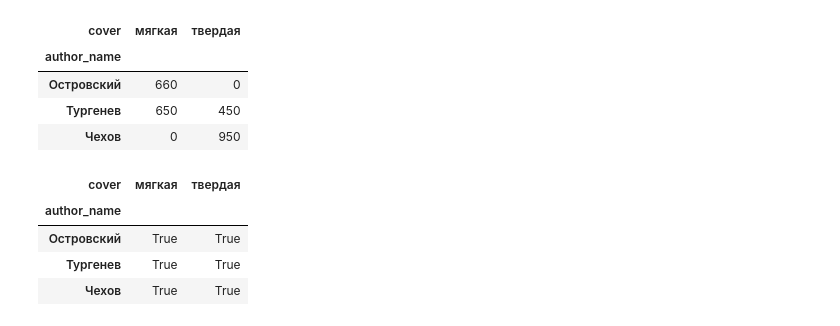
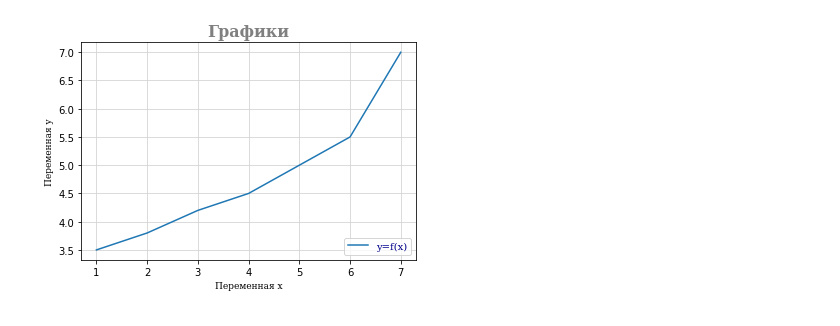
Before and after one commit to TurovaSvetlana/-, a Jupyter notebook: Untitled0.ipynb, the cells around one changed output. Cells and saved outputs as stored; diff of their text form; code cells hidden in the pictures.

```diff
--- a/Untitled0.ipynb
+++ b/Untitled0.ipynb
@@ -180,27 +3,38 @@ authors_price
-# %%
-?pd.pivot_table
-import numpy as np
-book_info = pd.pivot_table(authors_price,
-                           values='price',
-                           index=['author_name'],
-                           columns=['cover'],
-                           aggfunc=np.sum,
-                           fill_value=0)
-
-book_info
-# %% [output]
-| cover | мягкая | твердая |
-| author_name |  |  |
-| Островский | 660 | 0 |
-| Тургенев | 650 | 450 |
-| Чехов | 0 | 950 |
-# %%
-book_info.to_pickle('book_info.pkl')
-book_info2 = pd.read_pickle('book_info.pkl')
-book_info == book_info2
-# %% [output]
-| cover | мягкая | твердая |
-| author_name |  |  |
-| Островский | True | True |
-| Тургенев | True | True |
-| Чехов | True | True |
+# %%
+# Задание 1
+# Загрузите модуль pyplot библиотеки matplotlib с псевдонимом plt,
+# а также библиотеку numpy с псевдонимом np.
+# Примените магическую функцию %matplotlib inline для отображения графиков
+# в Jupyter Notebook и настройки конфигурации ноутбука со значением 'svg'
+# для более четкого отображения графиков.
+# Создайте список под названием x с числами 1, 2, 3, 4, 5, 6, 7 и список y
+# с числами 3.5, 3.8, 4.2, 4.5, 5, 5.5, 7.
+# С помощью функции plot постройте график, соединяющий линиями точки с горизонтальными
+# координатами из списка x и вертикальными - из списка y.
+# Затем в следующей ячейке постройте диаграмму рассеяния
+# (другие названия - диаграмма разброса, scatter plot).
+
+import numpy as np
+import pandas as pd
+from matplotlib import pyplot as plt
+%matplotlib inline
+x = np.array([1,2,3,4,5,6,7], float)
+y = np. array([3.5,3.8,4.2,4.5,5,5.5,7], float)
+title_font = {"fontsize": 16,"fontweight": "bold",
+    "color": "#808080","family": "serif",}
+label_font = {"fontsize": 9,"family": "serif",}
+legend_font = {"size": 10,"family": "serif",}
+plt.plot(x, y, label='y=f(x)')
+
+plt.title("Графики", fontdict=title_font)
+plt.xlabel("Переменная x", fontdict=label_font)
+plt.ylabel("Переменная y", fontdict=label_font)
+
+legend = plt.legend(loc="lower right", prop=legend_font)
+plt.setp(legend.get_texts(), color="DarkBlue")
+
+plt.grid(color="lightgrey")
+
+plt.show()
+# %% [output]
+[figure, added]
```
Also changed, not shown: parts of 30 cells of this notebook.
